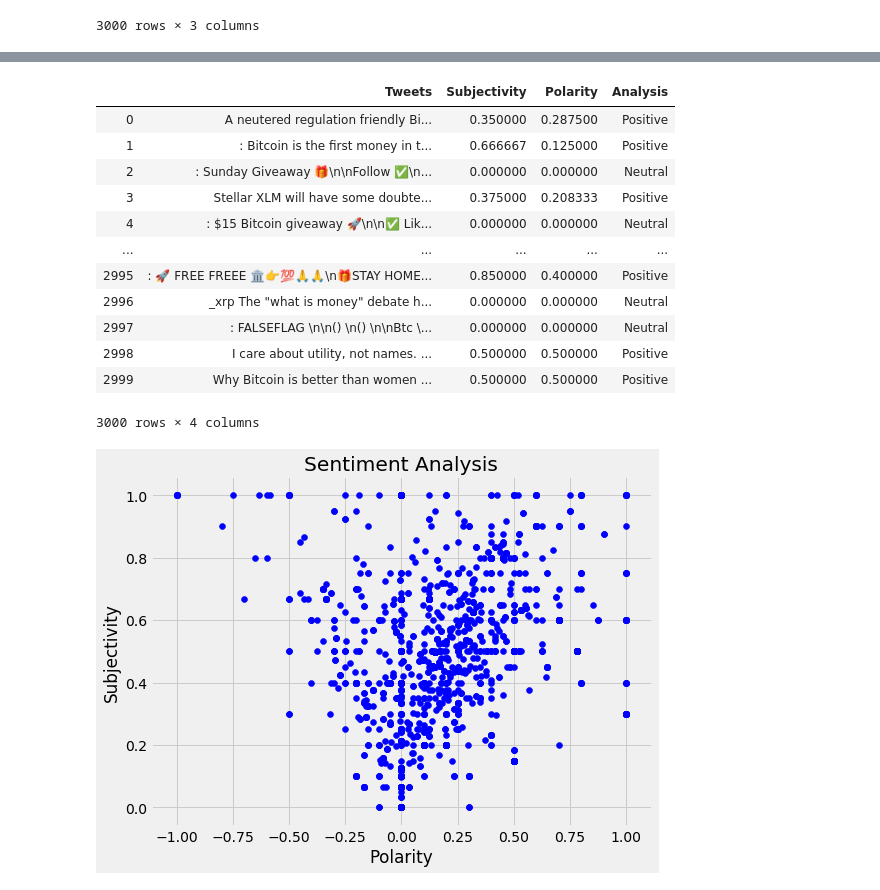
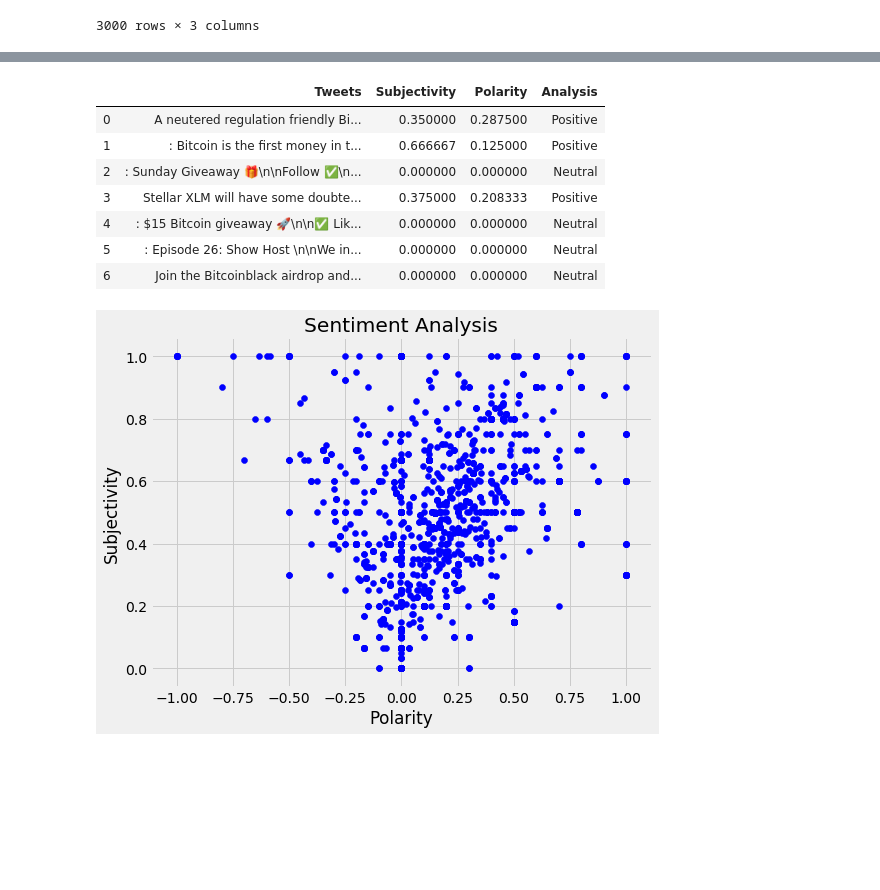
Before and after one commit to kschrock/PythonProject, a Jupyter notebook: DataScience/FinalProject/BitcoinFinalEdition.ipynb, the cells around one changed output, grey strips where cells are left out. Drawn from its saved outputs; the diff is of its cells as text; code cells hidden in the pictures; blank space fills up the shorter version.

```diff
--- a/DataScience/FinalProject/BitcoinFinalEdition.ipynb
+++ b/DataScience/FinalProject/BitcoinFinalEdition.ipynb
@@ -586,22 +565,17 @@ Everything you need to know today and leading into the weekend…
 # %%
 bitcoinTweets['Analysis'] = bitcoinTweets['Polarity'].apply(getAnalysis)
 
 #Show the dataframe
-bitcoinTweets
+bitcoinTweets.head(7)
 # %% [output]
 |  | Tweets | Subjectivity | Polarity | Analysis |
 | 0 | A neutered regulation friendly Bi... | 0.350000 | 0.287500 | Positive |
 | 1 | : Bitcoin is the first money in t... | 0.666667 | 0.125000 | Positive |
 | 2 | : Sunday Giveaway 🎁\n\nFollow ✅\n... | 0.000000 | 0.000000 | Neutral |
 | 3 | Stellar XLM will have some doubte... | 0.375000 | 0.208333 | Positive |
 | 4 | : $15 Bitcoin giveaway 🚀\n\n✅ Lik... | 0.000000 | 0.000000 | Neutral |
-| ... | ... | ... | ... | ... |
-| 2995 | : 🚀 FREE FREEE 🏛️👉💯🙏🙏\n🎁STAY HOME... | 0.850000 | 0.400000 | Positive |
-| 2996 | _xrp The "what is money" debate h... | 0.000000 | 0.000000 | Neutral |
-| 2997 | : FALSEFLAG \n\n() \n() \n\nBtc \... | 0.000000 | 0.000000 | Neutral |
-| 2998 | I care about utility, not names. ... | 0.500000 | 0.500000 | Positive |
-| 2999 | Why Bitcoin is better than women ... | 0.500000 | 0.500000 | Positive |
+| 5 | : Episode 26: Show Host \n\nWe in... | 0.000000 | 0.000000 | Neutral |
+| 6 | Join the Bitcoinblack airdrop and... | 0.000000 | 0.000000 | Neutral |
-3000 rows × 4 columns
 # %%
 #Plot the polarity and subjectivity
 #---------------------------------------------#
```
Also changed, not shown: parts of 2 cells of this notebook, 1 other file.
